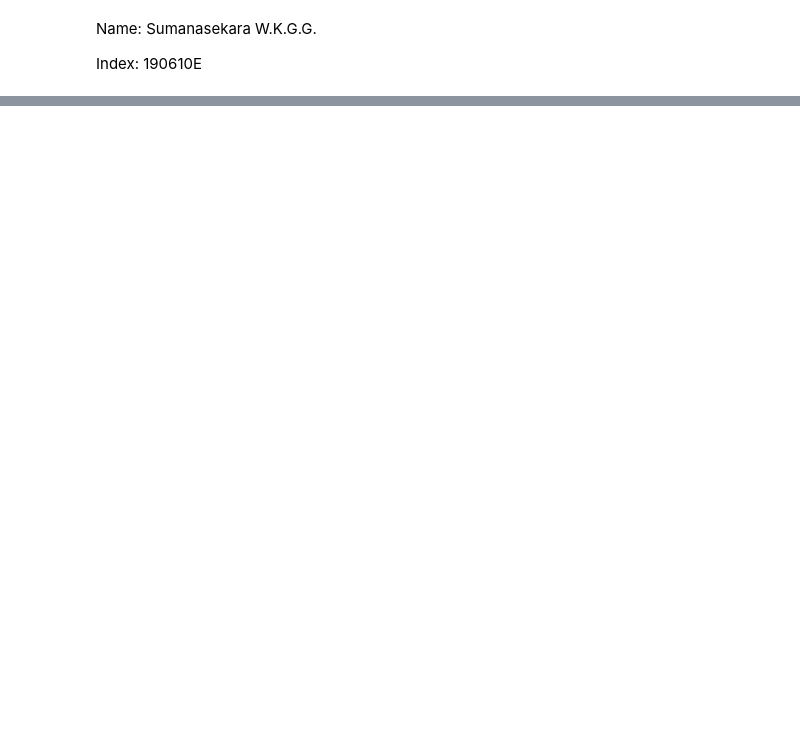
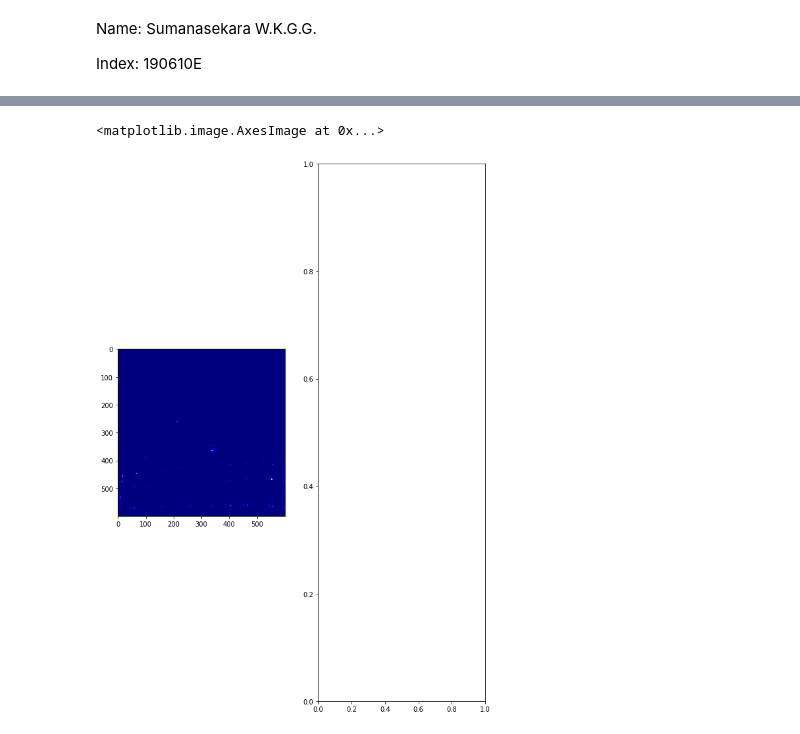
Before and after one commit to GevinduGanganath/EN2550, a Jupyter notebook: Week 4/190610E.ipynb, the cells around one changed output, grey strips where cells are left out. Cells and saved outputs as stored; diff of their text form; code cells hidden in the pictures; blank space fills up the shorter version.

```diff
--- a/Week 4/190610E.ipynb
+++ b/Week 4/190610E.ipynb
@@ -46 +57,30 @@ plt.show()
+# %%
+# Q3 - Harris manual
+
+img = cv.imread(r"building.tif")
+I = cv.cvtColor(img, cv.COLOR_BGR2GRAY).astype(np.float32)
+
+sobel_v = np.array(((-1, -2, -1), (0, 0, 0), (1, 2, 1)), dtype = np.float32)
+sobel_h = np.array(((-1, 0, 1), (-2, 0, 2), (-1, 0, 1)), dtype = np.float32)
+
+I_x = cv.filter2D(I, -1, sobel_v)
+I_y = cv.filter2D(I, -1, sobel_h)
+
+sihma, ksize = 3, 7
+m11 = cv.GaussianBlur(I_x*I_x, (ksize, ksize), sigma)
+m12 = cv.GaussianBlur(I_x*I_y, (ksize, ksize), sigma)
+m21 = m12
+m22 = cv.GaussianBlur(I_y*I_y, (ksize, ksize), sigma)
+
+det = m11*m22 - m12*m21
+trace = m11 + m22
+alpha = 0.04
+R = det - alpha*trace**2
+
+R[R<1e8] = 0
+fig, ax = plt.subplots(1, 2, figsize = (10, 15))
+ax[0].imshow(R+127, cmap=cm.jet)
+# %% [output]
+<matplotlib.image.AxesImage at 0x...>
+[figure, added]
 # %%
```
Also changed, not shown: parts of 3 cells of this notebook, 2 other files.
